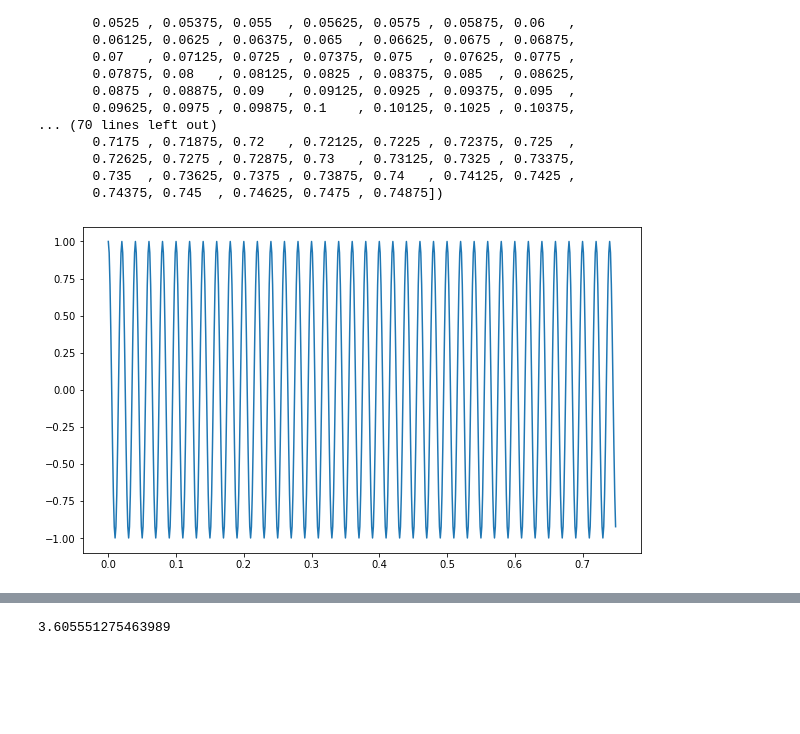
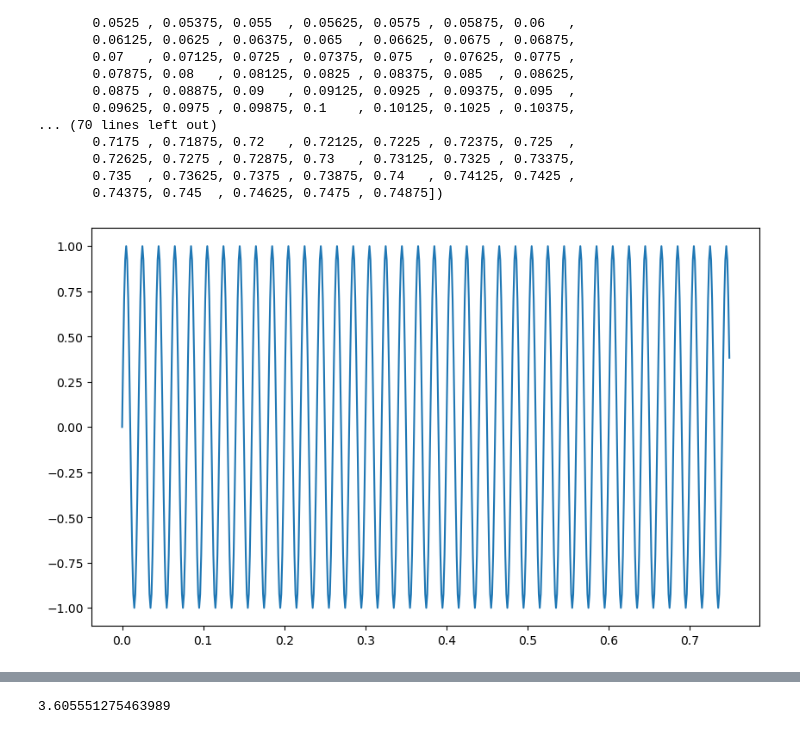
Before and after one commit to shanemcdonagh/emergingtechnologies, a Jupyter notebook: content/classnotes/04-fourier-transform.ipynb, the cells around one changed output, grey strips where cells are left out. Cells and saved outputs as stored; diff of their text form; code cells hidden in the pictures; blank space fills up the shorter version.

```diff
--- a/content/classnotes/04-fourier-transform.ipynb
+++ b/content/classnotes/04-fourier-transform.ipynb
@@ -385,13 +390,13 @@ array([0.     , 0.00125, 0.0025 , 0.00375, 0.005  , 0.00625, 0.0075 ,
        0.74375, 0.745  , 0.74625, 0.7475 , 0.74875])
 # %%
 # First sine wave.
-y_0 = np.cos(50.0 * 2.0 * np.pi * x)
+y_0 = np.sin(50.0 * 2.0 * np.pi * x)
 
 # Plot it.
 fig, ax = plt.subplots(figsize=(10, 6))
 ax.plot(x, y_0);
 # %% [output]
-[figure, old version]
+[figure, new version]
 # %%
 # First sine wave.
 y_1 =  0.5 * np.sin(80.0 * 2.0 * np.pi * x)
```
Also changed, not shown: parts of 8 cells of this notebook, 4 other files.
